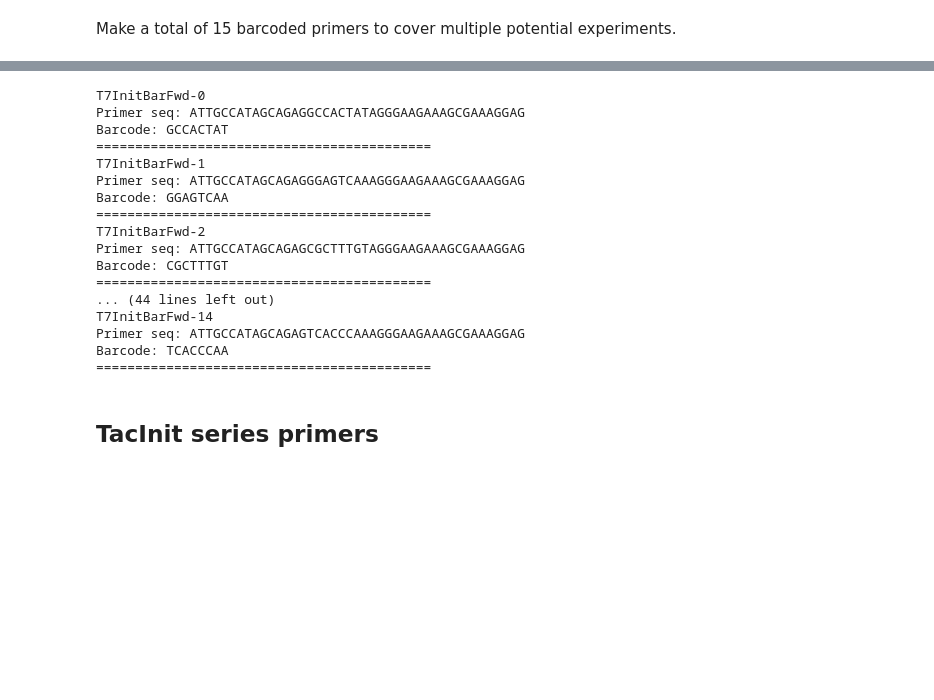
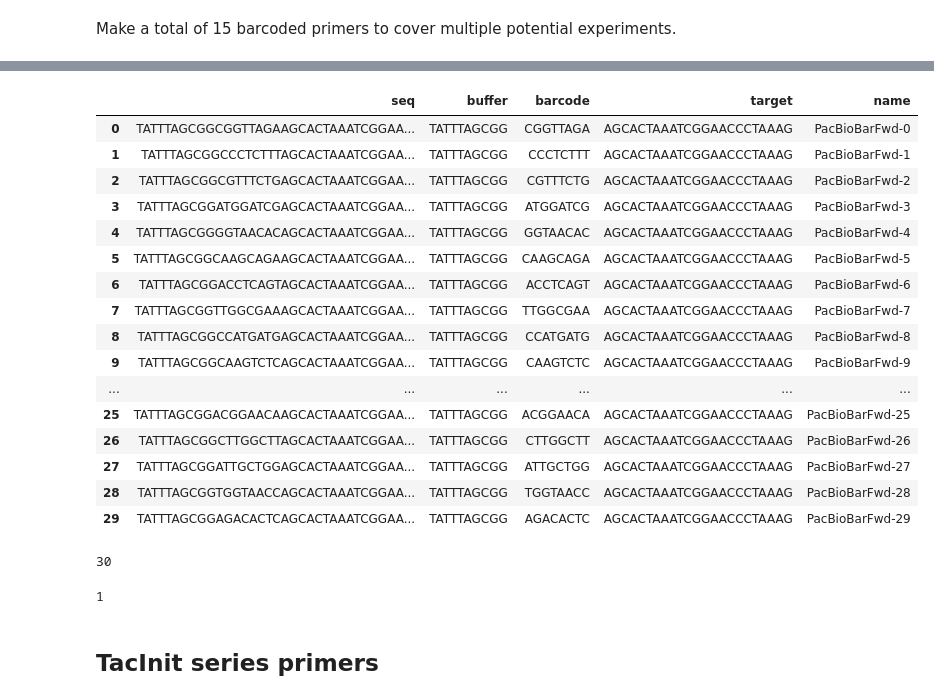
Before and after one commit to EthanHolleman/misc-jupyter-notebooks, a Jupyter notebook: pacBio/PacBioPrimers.ipynb, the cells around one changed output, grey strips where cells are left out. Cells and saved outputs as stored; diff of their text form; code cells hidden in the pictures; blank space fills up the shorter version.

```diff
--- a/pacBio/PacBioPrimers.ipynb
+++ b/pacBio/PacBioPrimers.ipynb
@@ -179,7 +185,7 @@ barcoded_target = 'agggaagaaagcgaaaggag'.upper()
 # %% [markdown]
 Make a total of 15 barcoded primers to cover multiple potential experiments.
 # %%
-total_t7_init_primers = 15
+total_t7_init_primers = 30
 # %%
 t7_init_primers = []
 for i in range(total_t7_init_primers):
@@ -206,24 +213,25 @@ TGAGCCTA GCCACTAT
-# %%
-for p in t7_init_primers:
-    print(p.name)
-    print('Primer seq:', p.to_record().seq)
-    print('Barcode:', p.overhang_seq)
-    print('='*len(p.to_record()))
-# %% [output]
-T7InitBarFwd-0
-Primer seq: ATTGCCATAGCAGAGGCCACTATAGGGAAGAAAGCGAAAGGAG
-Barcode: GCCACTAT
-===========================================
-T7InitBarFwd-1
-Primer seq: ATTGCCATAGCAGAGGGAGTCAAAGGGAAGAAAGCGAAAGGAG
-Barcode: GGAGTCAA
-===========================================
-T7InitBarFwd-2
-Primer seq: ATTGCCATAGCAGAGCGCTTTGTAGGGAAGAAAGCGAAAGGAG
-Barcode: CGCTTTGT
-===========================================
-... (44 lines left out)
-T7InitBarFwd-14
-Primer seq: ATTGCCATAGCAGAGTCACCCAAAGGGAAGAAAGCGAAAGGAG
-Barcode: TCACCCAA
-===========================================
+# %%
+def barcode_primers_to_table(primer_list):
+    as_dicts = [p.to_dict() for p in primer_list]
+    return pd.DataFrame(as_dicts)
+# %%
+t7_init_table = barcode_primers_to_table(t7_init_primers)
+t7_init_table
+# %% [output]
+|  | seq | buffer | barcode | target | name |
+| 0 | TATTTAGCGGCGGTTAGAAGCACTAAATCGGAA... | TATTTAGCGG | CGGTTAGA | AGCACTAAATCGGAACCCTAAAG | PacBioBarFwd-0 |
+| 1 | TATTTAGCGGCCCTCTTTAGCACTAAATCGGAA... | TATTTAGCGG | CCCTCTTT | AGCACTAAATCGGAACCCTAAAG | PacBioBarFwd-1 |
+| 2 | TATTTAGCGGCGTTTCTGAGCACTAAATCGGAA... | TATTTAGCGG | CGTTTCTG | AGCACTAAATCGGAACCCTAAAG | PacBioBarFwd-2 |
+| 3 | TATTTAGCGGATGGATCGAGCACTAAATCGGAA... | TATTTAGCGG | ATGGATCG | AGCACTAAATCGGAACCCTAAAG | PacBioBarFwd-3 |
+| 4 | TATTTAGCGGGGTAACACAGCACTAAATCGGAA... | TATTTAGCGG | GGTAACAC | AGCACTAAATCGGAACCCTAAAG | PacBioBarFwd-4 |
+| 5 | TATTTAGCGGCAAGCAGAAGCACTAAATCGGAA... | TATTTAGCGG | CAAGCAGA | AGCACTAAATCGGAACCCTAAAG | PacBioBarFwd-5 |
+| 6 | TATTTAGCGGACCTCAGTAGCACTAAATCGGAA... | TATTTAGCGG | ACCTCAGT | AGCACTAAATCGGAACCCTAAAG | PacBioBarFwd-6 |
+| 7 | TATTTAGCGGTTGGCGAAAGCACTAAATCGGAA... | TATTTAGCGG | TTGGCGAA | AGCACTAAATCGGAACCCTAAAG | PacBioBarFwd-7 |
+| 8 | TATTTAGCGGCCATGATGAGCACTAAATCGGAA... | TATTTAGCGG | CCATGATG | AGCACTAAATCGGAACCCTAAAG | PacBioBarFwd-8 |
+| 9 | TATTTAGCGGCAAGTCTCAGCACTAAATCGGAA... | TATTTAGCGG | CAAGTCTC | AGCACTAAATCGGAACCCTAAAG | PacBioBarFwd-9 |
+| ... | ... | ... | ... | ... | ... |
+| 25 | TATTTAGCGGACGGAACAAGCACTAAATCGGAA... | TATTTAGCGG | ACGGAACA | AGCACTAAATCGGAACCCTAAAG | PacBioBarFwd-25 |
+| 26 | TATTTAGCGGCTTGGCTTAGCACTAAATCGGAA... | TATTTAGCGG | CTTGGCTT | AGCACTAAATCGGAACCCTAAAG | PacBioBarFwd-26 |
+| 27 | TATTTAGCGGATTGCTGGAGCACTAAATCGGAA... | TATTTAGCGG | ATTGCTGG | AGCACTAAATCGGAACCCTAAAG | PacBioBarFwd-27 |
+| 28 | TATTTAGCGGTGGTAACCAGCACTAAATCGGAA... | TATTTAGCGG | TGGTAACC | AGCACTAAATCGGAACCCTAAAG | PacBioBarFwd-28 |
+| 29 | TATTTAGCGGAGACACTCAGCACTAAATCGGAA... | TATTTAGCGG | AGACACTC | AGCACTAAATCGGAACCCTAAAG | PacBioBarFwd-29 |
@@ -229,0 +242,4 @@ Barcode: TCACCCAA
+# %%
+SeqIO.write(t7_init_records, 'T7InitBarcodedForwardPrimers.fa', 'fasta')
+# %% [output]
+30
@@ -230,3 +248,9 @@ Barcode: TCACCCAA
+# %%
+SeqIO.write(
+    [t7_init_rev]
+    , 'T7InitBarcodedReversePrimers.fa', 'fasta')
+# %% [output]
+1
 # %% [markdown]
 ## TacInit series primers
 # %% [markdown]
```
Also changed, not shown: parts of 32 cells of this notebook, 5 other files.
